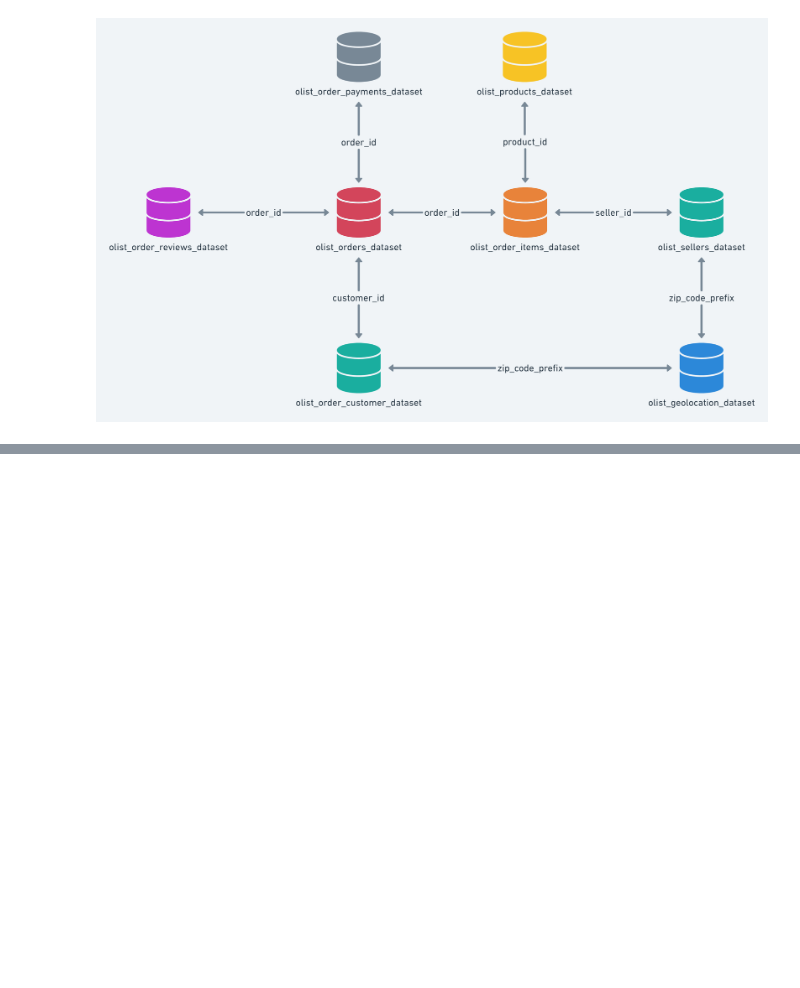
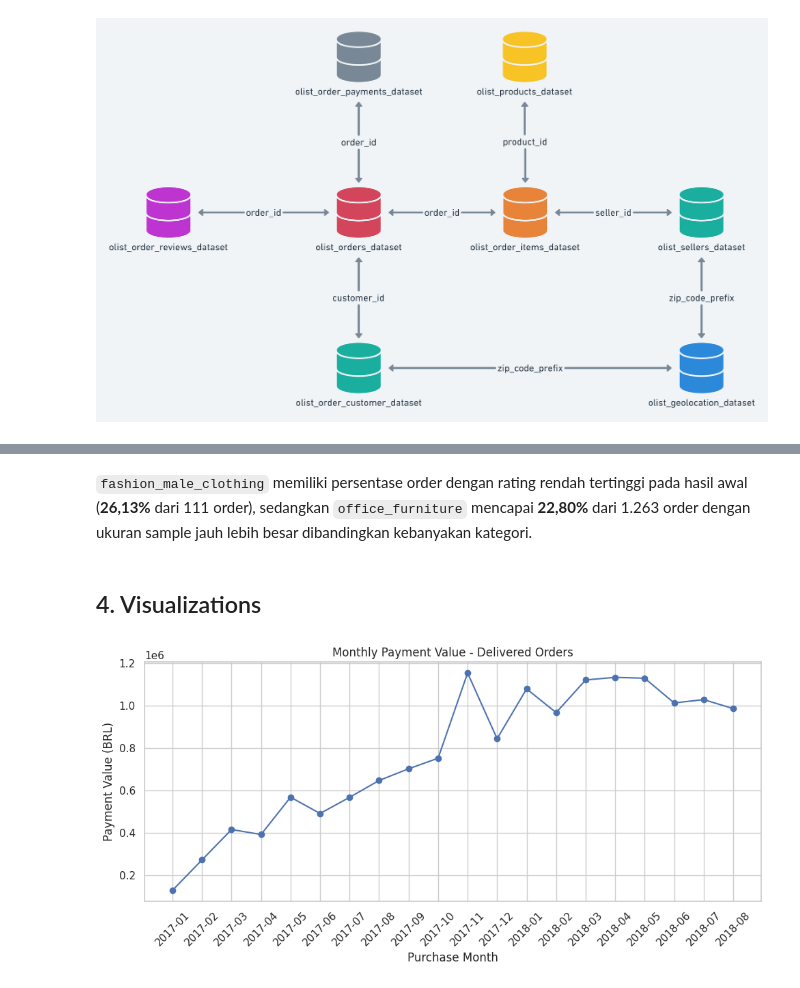
Before and after one commit to kevinmullet/olist-analysis, a Jupyter notebook: olist_customers.ipynb, the cells around one changed output, grey strips where cells are left out. Cells and saved outputs as stored; diff of their text form; code cells hidden in the pictures; blank space fills up the shorter version.

```diff
--- a/olist_customers.ipynb
+++ b/olist_customers.ipynb
@@ -5,3 +13,6 @@ import pandas as pd
 import os
 import glob
 import sqlite3
+import matplotlib.pyplot as plt
+import seaborn as sns
+sns.set_theme(style='whitegrid')
@@ -294,0 +233,13 @@ LIMIT 10
+# %%
+monthly = q("""
+SELECT
+  STRFTIME('%Y-%m', order_purchase_timestamp) AS month,
+  COUNT(DISTINCT o.order_id) AS order_amount,
+  ROUND(SUM(op.payment_value), 2) AS revenue
+FROM orders o
+JOIN order_payments op on o.order_id = op.order_id
+WHERE o.order_status LIKE "delivered"
+GROUP BY month
+ORDER BY month
+""")
+display(monthly)
@@ -294,0 +348,17 @@ LIMIT 10
+# %% [markdown]
+`fashion_male_clothing` memiliki persentase order dengan rating rendah tertinggi pada hasil awal (**26,13%** dari 111 order), sedangkan `office_furniture` mencapai **22,80%** dari 1.263 order dengan ukuran sample jauh lebih besar dibandingkan kebanyakan kategori.
+# %% [markdown]
+## 4. Visualizations
+# %%
+m = monthly[monthly['month'].between('2017-01', '2018-08')]
+
+plt.figure(figsize=(10, 5))
+plt.plot(m['month'], m['revenue'], marker='o')
+plt.title('Monthly Payment Value - Delivered Orders')
+plt.xlabel('Purchase Month')
+plt.ylabel('Payment Value (BRL)')
+plt.xticks(rotation=45)
+plt.tight_layout()
+plt.show()
+# %% [output]
+[figure, added]
```
Also changed, not shown: parts of 45 cells of this notebook.
